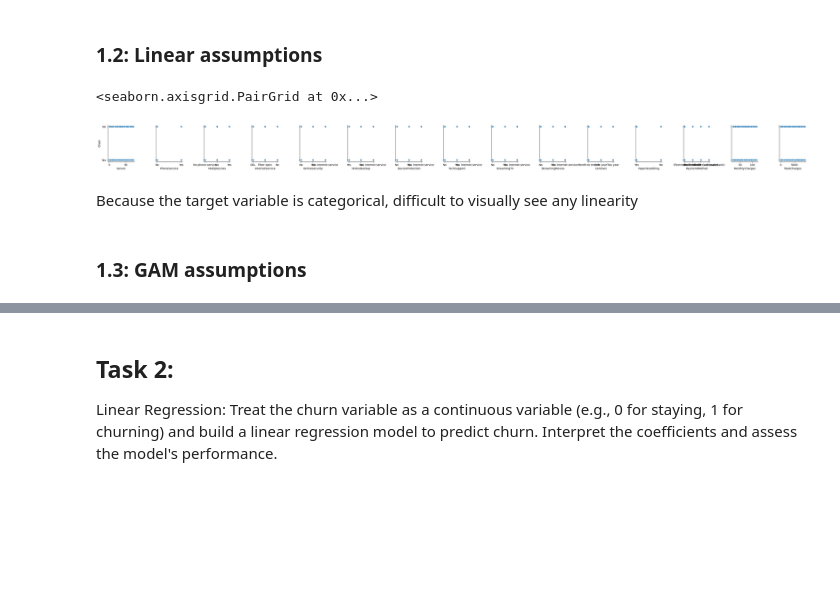
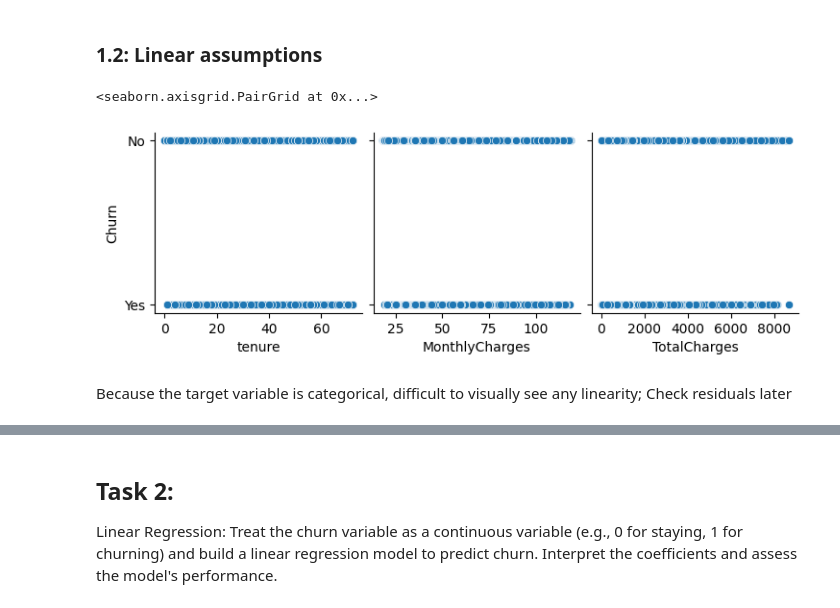
Before and after one commit to duke-aipi-Han/aipi590-XAI, a Jupyter notebook: assumption-junction/telco-churn-analysis.ipynb, the cells around one changed output, grey strips where cells are left out. Saved outputs shown, nothing was run; the diff lists cells and outputs as text; code cells hidden in the pictures; blank space fills up the shorter version.

```diff
--- a/assumption-junction/telco-churn-analysis.ipynb
+++ b/assumption-junction/telco-churn-analysis.ipynb
@@ -134,11 +145,17 @@ display(df.describe(include='all'))
 | max | NaN | NaN | 1.000000 | NaN | NaN | 72.000000 | NaN | NaN | ... |
 11 rows × 21 columns
 # %%
-y = df['Churn']
+y_raw = df['Churn']
 
 # drop some columns that are not useful for modeling or not fair
 drop_cols = ['customerID', 'gender', 'SeniorCitizen', 'Partner', 'Dependents', 'Churn']
-X = df.drop(drop_cols, axis=1)
+X_raw = df.drop(drop_cols, axis=1)
+# %%
+# separate continues from categorical variables
+continues_cols = ['tenure', 'MonthlyCharges', 'TotalCharges']
+
+X_continuous = X_raw[continues_cols]
+X_categorical = X_raw.drop(continues_cols, axis=1)
 # %%
 # distribution of response variable is unbalanced, with more "No" than "Yes"
 sns.countplot(x='Churn', data=df)
@@ -149,9 +166,9 @@ sns.countplot(x='Churn', data=df)
 ### 1.2: Linear assumptions
 # %%
 # scatter of each column vs response
-sns.pairplot(df, x_vars=X.columns, y_vars=['Churn'], kind='scatter')
+sns.pairplot(df, x_vars=X_continuous.columns, y_vars=['Churn'], kind='scatter')
 # %% [output]
 <seaborn.axisgrid.PairGrid at 0x...>
-[figure, old version]
+[figure, new version]
 # %% [markdown]
-Because the target variable is categorical, difficult to visually see any linearity
+Because the target variable is categorical, difficult to visually see any linearity; Check residuals later
@@ -166,2 +174,0 @@ Because the target variable is categorical, difficult to visually see any linear
-# %% [markdown]
-### 1.3: GAM assumptions
```
Also changed, not shown: parts of 19 cells of this notebook, 1 other file.
